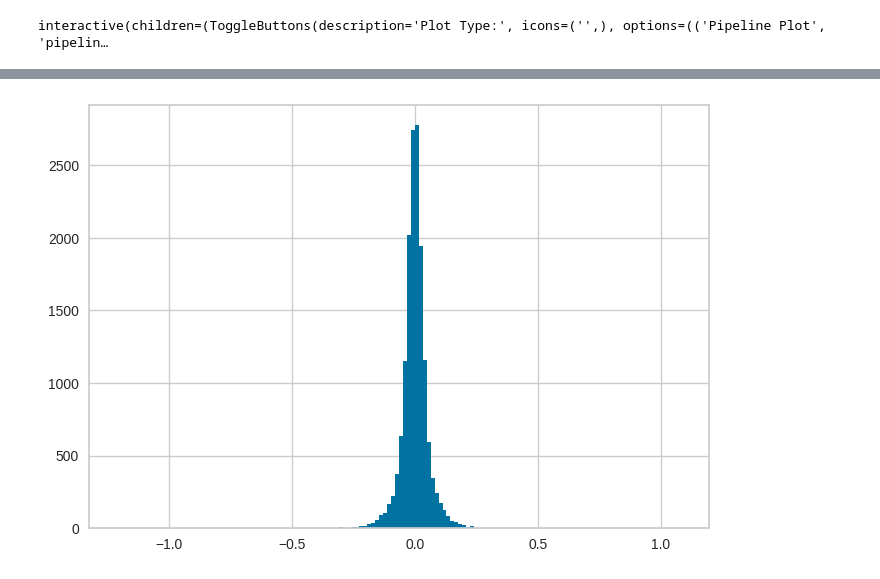
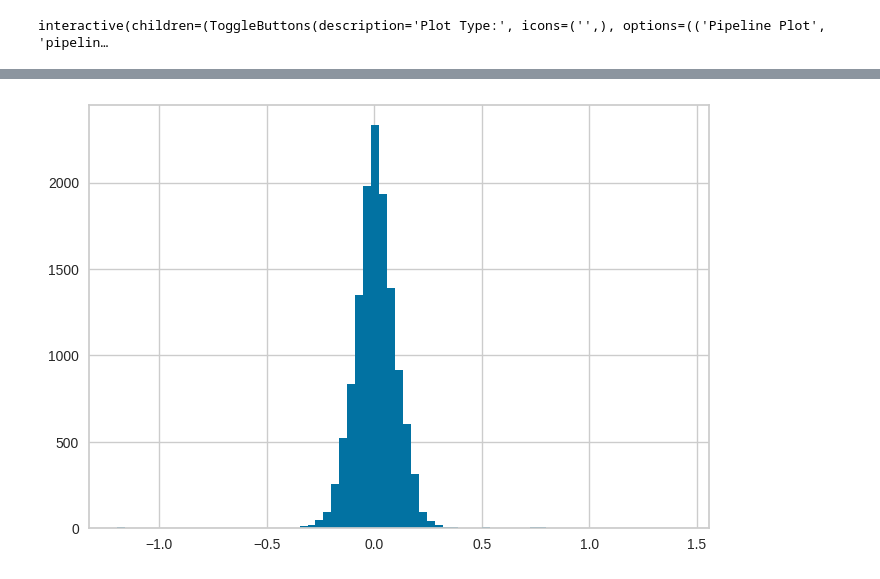
Before and after one commit to wjosefw/MLTiming, a Jupyter notebook: Pycaret_cosas/Time_Ind_Params_Pycaret.ipynb, the cells around one changed output, grey strips where cells are left out. Saved outputs shown, nothing was run; the diff lists cells and outputs as text; code cells hidden in the pictures.

```diff
--- a/Pycaret_cosas/Time_Ind_Params_Pycaret.ipynb
+++ b/Pycaret_cosas/Time_Ind_Params_Pycaret.ipynb
@@ -15,7 +15,7 @@ from functions import (interpolate_pulses, create_position, calculate_gaussian_c
 # Load data
 dir = '/home/josea/DEEP_TIMING/DEEP_TIMING_VS/Na22_filtered_data/'
 
-test_data = np.load(os.path.join(dir, 'Na22_test_val.npz'))['data']
+data = np.load(os.path.join(dir, 'Na22_test_val.npz'))['data']
 # %%
 # -------------------------------------------------------------------------
 #----------------------- IMPORTANT DEFINITIONS ----------------------------
@@ -55,0 +28,6 @@ KeyboardInterrupt:
+# %%
+# -------------------------------------------------------------------------
+#----------------------- ALIGN PULSES -------------------------------
+# -------------------------------------------------------------------------
+align_time = 0.6
+new_data = continuous_delay(data, time_step = time_step, delay_time = align_time, channel_to_fix = 0, channel_to_move = 1)
@@ -88,17 +86,28 @@ Error = np.concatenate((error_V02, error_V20, error_V00, error_V04, error_V40))
 # %%
-# Get time independent parameters
-mean = np.mean(TEST, axis = 1)
-variance= np.var(TEST, axis = 1)
-skewness = skew(TEST, axis = 1)
-kurtosis = kurtosis(TEST, axis = 1)
+# Get train/test time independent parameters
+mean_train = np.mean(TRAIN, axis = 1)
+variance_train = np.var(TRAIN, axis = 1)
+skewness_train = skew(TRAIN, axis = 1)
+kurtosis_train = kurtosis(TRAIN, axis = 1)
+
+mean_test = np.mean(TEST, axis = 1)
+variance_test = np.var(TEST, axis = 1)
+skewness_test = skew(TEST, axis = 1)
+kurtosis_test = kurtosis(TEST, axis = 1)
 
 
-# Concatenate the features
-features = np.stack((mean[:,0], variance[:,0], skewness[:,0], kurtosis[:,0],
-                     mean[:,1], variance[:,1], skewness[:,1], kurtosis[:,1]), axis = 1)
+# Concatenate the train/test features
+features_train = np.stack((mean_train[:,0], variance_train[:,0], skewness_train[:,0], kurtosis_train[:,0],
+                           mean_train[:,1], variance_train[:,1], skewness_train[:,1], kurtosis_train[:,1]), axis = 1)
+
+features_test = np.stack((mean_test[:,0], variance_test[:,0], skewness_test[:,0], kurtosis_test[:,0],
+                          mean_test[:,1], variance_test[:,1], skewness_test[:,1], kurtosis_test[:,1]), axis = 1)
 # %%
 # Save to a DataFrame
-features_df = pd.DataFrame(features, columns = ['Mean_dec0', 'Variance_dec0', 'Skewness_dec0', 'Kurtosis_dec0',
-                                                'Mean_dec1', 'Variance_dec1', 'Skewness_dec1', 'Kurtosis_dec1'])
+features_train_df = pd.DataFrame(features_train, columns = ['Mean_dec0', 'Variance_dec0', 'Skewness_dec0', 'Kurtosis_dec0',
+                                                            'Mean_dec1', 'Variance_dec1', 'Skewness_dec1', 'Kurtosis_dec1'])
+
+features_test_df = pd.DataFrame(features_test, columns = ['Mean_dec0', 'Variance_dec0', 'Skewness_dec0', 'Kurtosis_dec0',
+                                                          'Mean_dec1', 'Variance_dec1', 'Skewness_dec1', 'Kurtosis_dec1'])
 # %%
 from pycaret.regression import *
@@ -152,10 +161,10 @@ evaluate_model(model)
 # %% [output]
 interactive(children=(ToggleButtons(description='Plot Type:', icons=('',), options=(('Pipeline Plot', 'pipelin…
 # %%
-predictions_ML = predict_model(model, data = features_df)
+predictions_ML = predict_model(model, data = features_test_df)
 
-Error_pred = predictions_ML['prediction_label'].to_numpy() - Error
-plt.hist(Error_pred, bins = nbins + 51);
+Error_pred = predictions_ML['prediction_label'].to_numpy() - Error_test
+plt.hist(Error_pred, bins = nbins);
 # %% [output]
 [interactive output not drawn]
-[figure, old version]
+[figure, new version]
```
Also changed, not shown: parts of 27 cells of this notebook, 6 other files.
